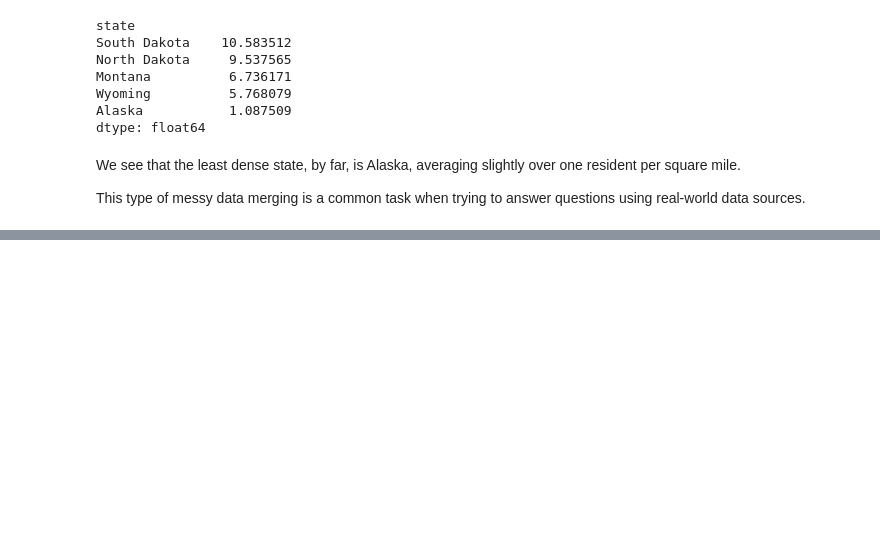
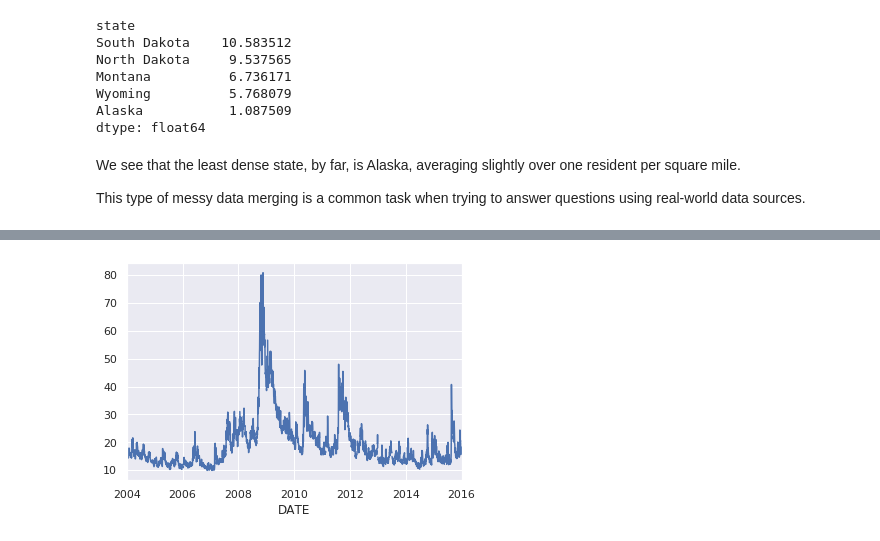
Before and after one commit to massimo-nocentini/on-python, a Jupyter notebook: UniFiCourseSpring2020/pandas.ipynb, the cells around one changed output, grey strips where cells are left out. Cells and saved outputs as stored; diff of their text form; code cells hidden in the pictures; blank space fills up the shorter version.

Commit message:
More stuff about Pandas.

```diff
--- a/UniFiCourseSpring2020/pandas.ipynb
+++ b/UniFiCourseSpring2020/pandas.ipynb
@@ -2427,0 +2575,4 @@ This type of messy data merging is a common task when trying to answer questions
+# %%
+index = pd.DatetimeIndex(['2014-07-04', '2014-08-04', '2015-07-04', '2015-08-04'])
+data = pd.Series([0, 1, 2, 3], index=index)
+data
@@ -2427,0 +2735,5 @@ This type of messy data merging is a common task when trying to answer questions
+# %%
+from pandas_datareader import data
+
+goog = data.DataReader('VIXCLS', start='2004', end='2016', data_source='fred')
+goog.head()
@@ -2427,0 +2748,9 @@ This type of messy data merging is a common task when trying to answer questions
+# %%
+goog = goog['VIXCLS'] # for simplicity consider its sole column
+# %%
+%matplotlib inline
+import matplotlib.pyplot as plt
+import seaborn; seaborn.set()
+goog.plot();
+# %% [output]
+[figure, added]
```
Also changed, not shown: parts of 72 cells of this notebook, 2 other files.
